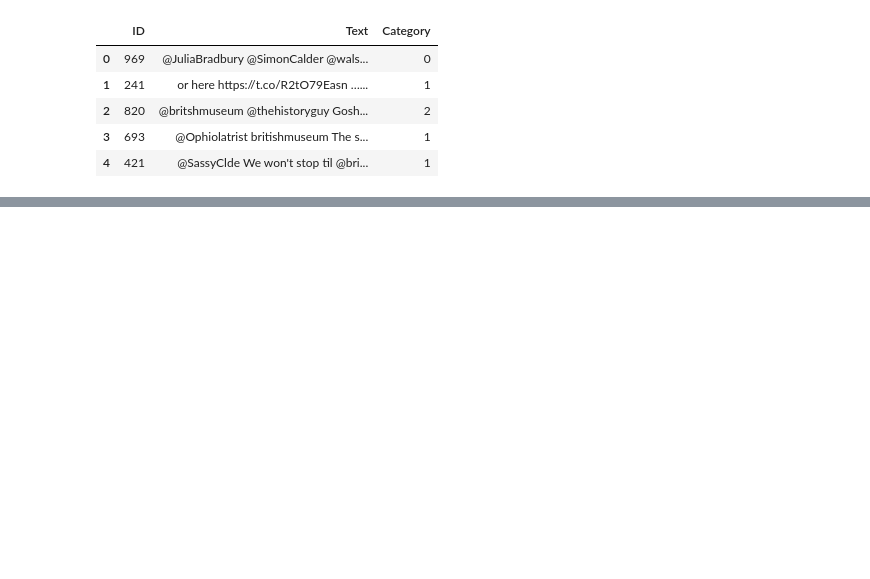
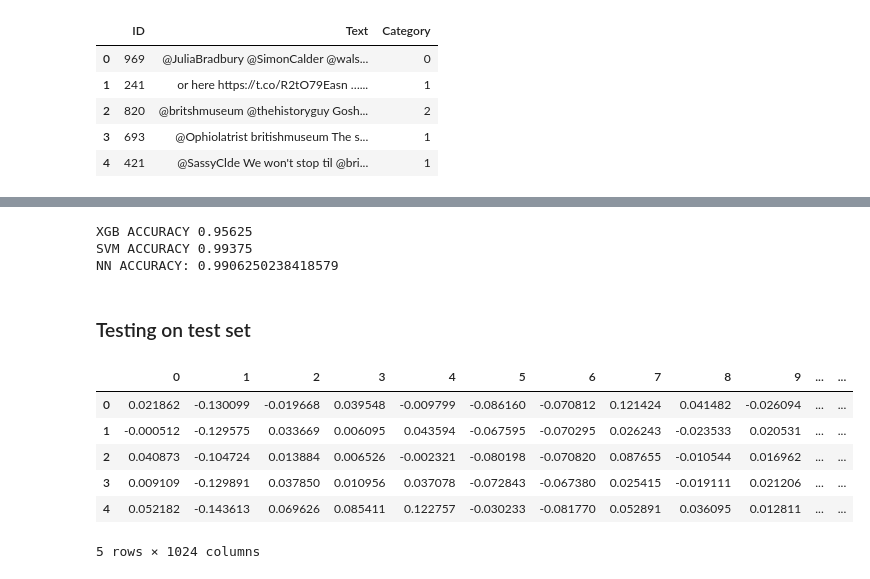
Before and after one commit to amaurydelille/kaggle-solutions, a Jupyter notebook: nlp-sentiment-analysis/main.ipynb, the cells around one changed output, grey strips where cells are left out. Drawn from its saved outputs; the diff is of its cells as text; code cells hidden in the pictures; blank space fills up the shorter version.

```diff
--- a/nlp-sentiment-analysis/main.ipynb
+++ b/nlp-sentiment-analysis/main.ipynb
@@ -272,0 +238,35 @@ Predicted: Confusion/Request for Info, Text: Found this yesterday @BritishMuseum
+# %%
+from sklearn.metrics import accuracy_score
+
+xgb_accuracy = accuracy_score(y_valid, y_pred_training_xgb)
+print("XGB ACCURACY", xgb_accuracy)
+
+svm_accuracy = accuracy_score(y_valid, y_pred_training_svm)
+print("SVM ACCURACY", svm_accuracy)
+
+print(f"NN ACCURACY: {nn_results[1]}")
+# %% [output]
+XGB ACCURACY 0.95625
+SVM ACCURACY 0.99375
+NN ACCURACY: 0.9906250238418579
+# %% [markdown]
+### Testing on test set
+# %%
+x_test = test_df["Text"]
+testing_embeddings = generate_embeddings(
+    x_test,
+    reset=False,
+    save=False,
+    path="embeddings_test_set"
+)
+# %%
+x_testing_df = pd.DataFrame(testing_embeddings)
+x_testing_df.head(5)
+# %% [output]
+|  | 0 | 1 | 2 | 3 | 4 | 5 | 6 | 7 | 8 | 9 | ... | ... |
+| 0 | 0.021862 | -0.130099 | -0.019668 | 0.039548 | -0.009799 | -0.086160 | -0.070812 | 0.121424 | 0.041482 | -0.026094 | ... | ... |
+| 1 | -0.000512 | -0.129575 | 0.033669 | 0.006095 | 0.043594 | -0.067595 | -0.070295 | 0.026243 | -0.023533 | 0.020531 | ... | ... |
+| 2 | 0.040873 | -0.104724 | 0.013884 | 0.006526 | -0.002321 | -0.080198 | -0.070820 | 0.087655 | -0.010544 | 0.016962 | ... | ... |
+| 3 | 0.009109 | -0.129891 | 0.037850 | 0.010956 | 0.037078 | -0.072843 | -0.067380 | 0.025415 | -0.019111 | 0.021206 | ... | ... |
+| 4 | 0.052182 | -0.143613 | 0.069626 | 0.085411 | 0.122757 | -0.030233 | -0.081770 | 0.052891 | 0.036095 | 0.012811 | ... | ... |
+5 rows × 1024 columns
```
Also changed, not shown: parts of 26 cells of this notebook.
